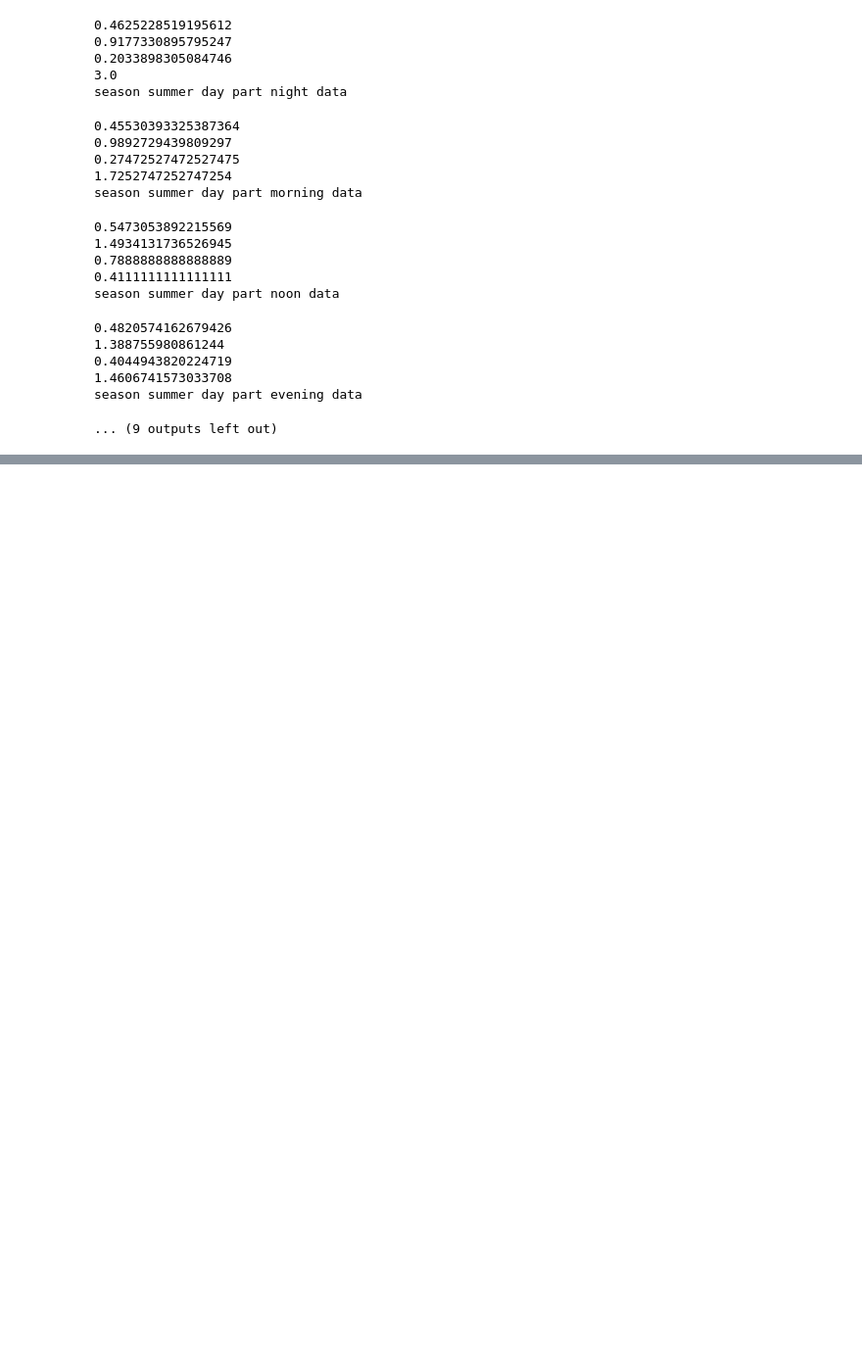
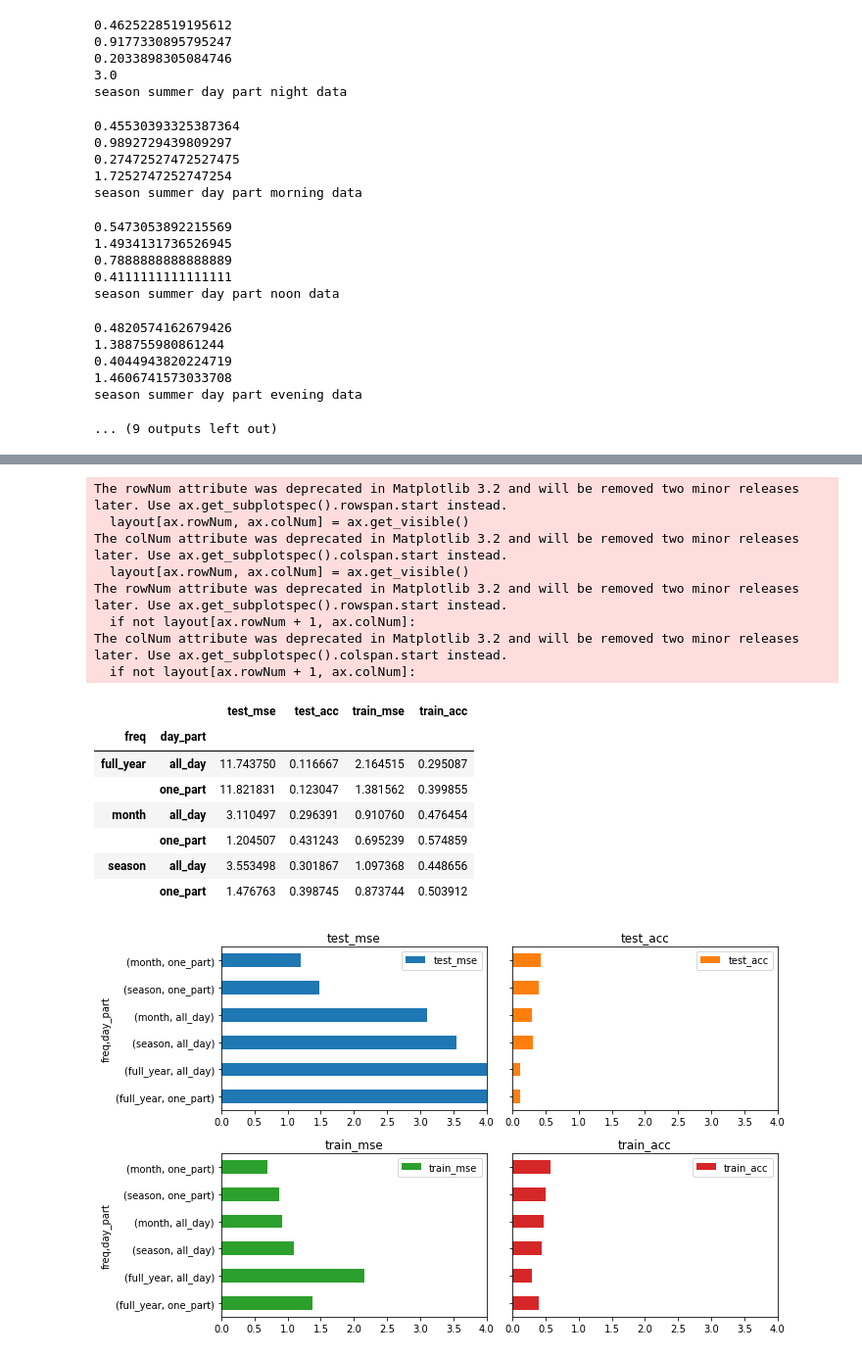
Before and after one commit to Anitaliky/Machine-Learning-2-Project, a Jupyter notebook: Random Forest/Basic Model - Random Forest.ipynb, the cells around one changed output, grey strips where cells are left out. Shown at 98% size. Cells and saved outputs as stored; diff of their text form; code cells hidden in the pictures; blank space fills up the shorter version.

```diff
--- a/Random Forest/Basic Model - Random Forest.ipynb
+++ b/Random Forest/Basic Model - Random Forest.ipynb
@@ -536,0 +611,10 @@ season summer day part evening data
+# %%
+results = {}
+for freq_range in [[str(i) for i in range(1, 13)],  # month
+                   ['autumn', 'winter', 'spring', 'monsoon', 'summer'],  # season
+                   ['full']]:  # full year
+    for freq_part in freq_range:
+        for day_part in ['all', 'night', 'morning', 'noon', 'evening']:
+            print('\n')
+            print('_'.join([freq_part, day_part]))
+            rundom_forest('_'.join([freq_part, day_part]), results)
@@ -536,0 +704,29 @@ season summer day part evening data
+# %%
+dfr = pd.DataFrame.from_dict(results, 'index')
+
+dfr.groupby(['freq', 'day_part'])[['test_mse', 'test_acc', 'train_mse', 'train_acc']].mean()\
+   .sort_values('test_mse', ascending=False)\
+   .plot.barh(y=['test_mse', 'test_acc', 'train_mse', 'train_acc'],
+              subplots=True, layout=(2, 2), sharey=True, sharex=False, figsize=(10, 6), xlim=(0, 4))
+display(dfr.groupby(['freq', 'day_part'])[['test_mse', 'test_acc', 'train_mse', 'train_acc']].mean())
+plt.tight_layout()
+plt.savefig(f'model_comp_rundom.png')
+plt.show()
+# %% [output]
+The rowNum attribute was deprecated in Matplotlib 3.2 and will be removed two minor releases later. Use ax.get_subplotspec().rowspan.start instead.
+  layout[ax.rowNum, ax.colNum] = ax.get_visible()
+The colNum attribute was deprecated in Matplotlib 3.2 and will be removed two minor releases later. Use ax.get_subplotspec().colspan.start instead.
+  layout[ax.rowNum, ax.colNum] = ax.get_visible()
+The rowNum attribute was deprecated in Matplotlib 3.2 and will be removed two minor releases later. Use ax.get_subplotspec().rowspan.start instead.
+  if not layout[ax.rowNum + 1, ax.colNum]:
+The colNum attribute was deprecated in Matplotlib 3.2 and will be removed two minor releases later. Use ax.get_subplotspec().colspan.start instead.
+  if not layout[ax.rowNum + 1, ax.colNum]:
+|  |  | test_mse | test_acc | train_mse | train_acc |
+| freq | day_part |  |  |  |  |
+| full_year | all_day | 11.743750 | 0.116667 | 2.164515 | 0.295087 |
+|  | one_part | 11.821831 | 0.123047 | 1.381562 | 0.399855 |
+| month | all_day | 3.110497 | 0.296391 | 0.910760 | 0.476454 |
+|  | one_part | 1.204507 | 0.431243 | 0.695239 | 0.574859 |
+| season | all_day | 3.553498 | 0.301867 | 1.097368 | 0.448656 |
+|  | one_part | 1.476763 | 0.398745 | 0.873744 | 0.503912 |
+[figure, added]
```
Also changed, not shown: parts of 5 cells of this notebook, 13 other files.
